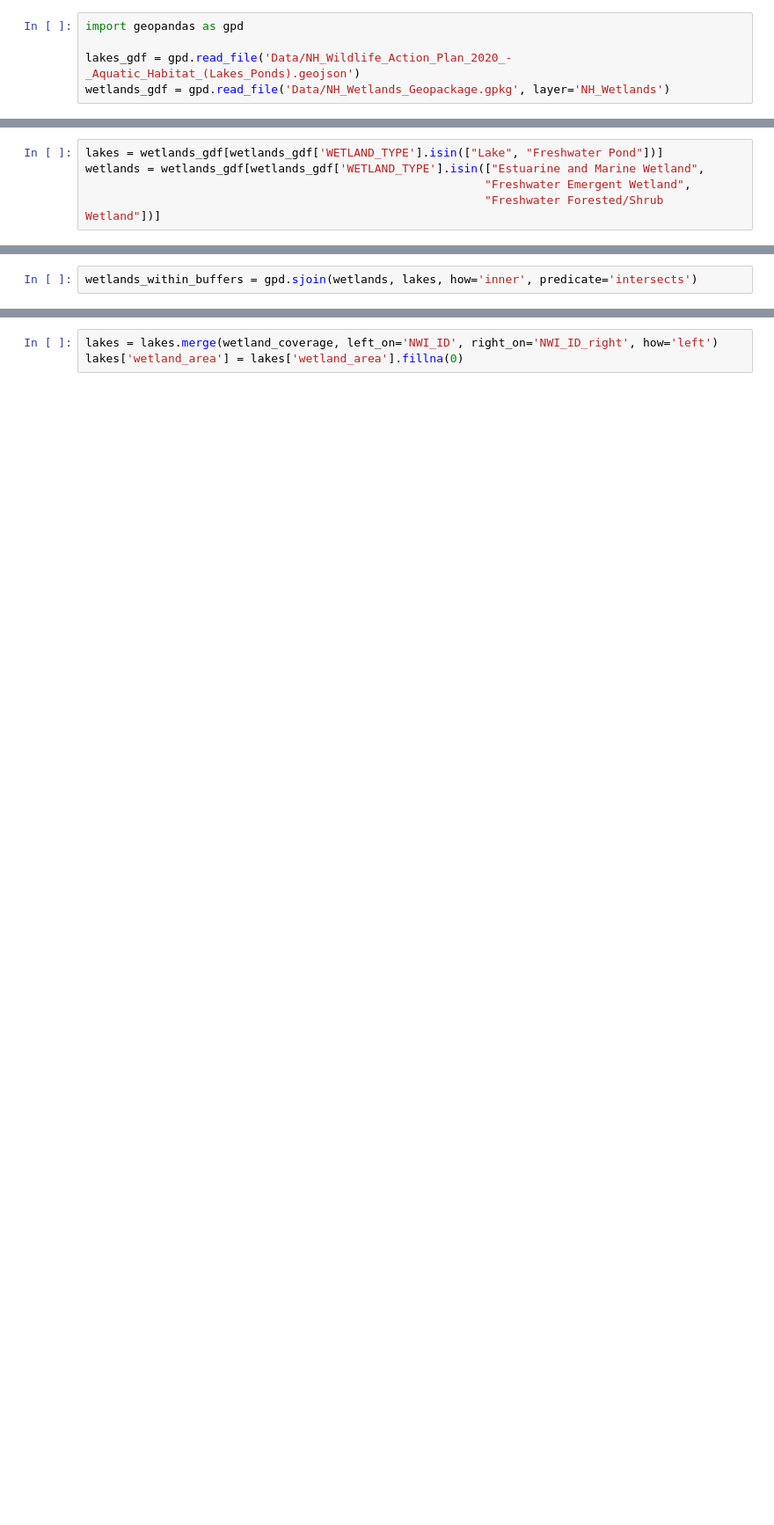
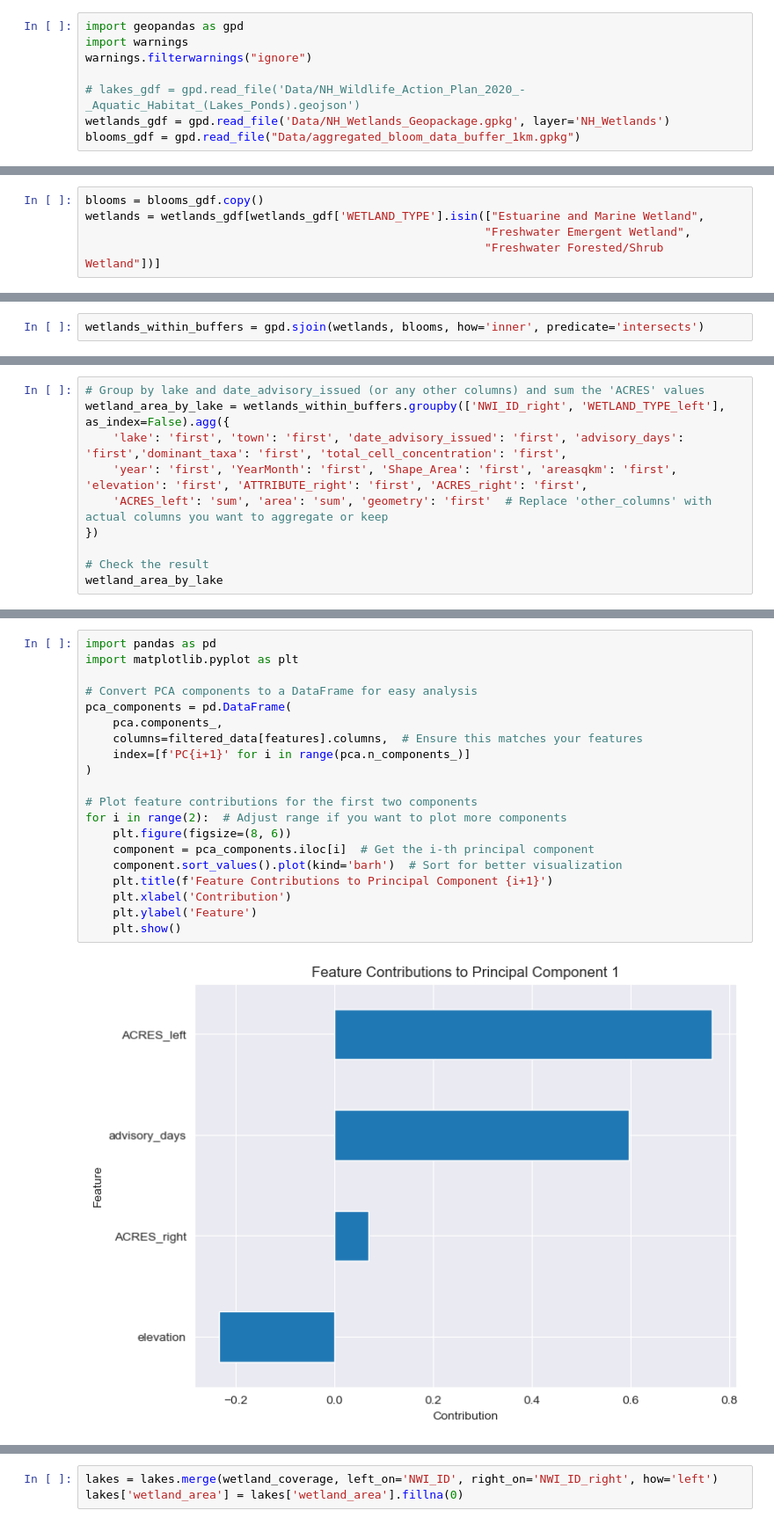
Before and after one commit to curtisjj42/mascoma_lake, a Jupyter notebook: lclu_analysis.ipynb, the cells around one changed output, grey strips where cells are left out. Shown at 88% size. Saved outputs shown, nothing was run; the diff lists cells and outputs as text; blank space fills up the shorter version.

```diff
--- a/lclu_analysis.ipynb
+++ b/lclu_analysis.ipynb
@@ -1,5 +1,8 @@
 # %%
 import geopandas as gpd
+import warnings
+warnings.filterwarnings("ignore")
 
-lakes_gdf = gpd.read_file('Data/NH_Wildlife_Action_Plan_2020_-_Aquatic_Habitat_(Lakes_Ponds).geojson')
+# lakes_gdf = gpd.read_file('Data/NH_Wildlife_Action_Plan_2020_-_Aquatic_Habitat_(Lakes_Ponds).geojson')
 wetlands_gdf = gpd.read_file('Data/NH_Wetlands_Geopackage.gpkg', layer='NH_Wetlands')
+blooms_gdf = gpd.read_file("Data/aggregated_bloom_data_buffer_1km.gpkg")
@@ -84,5 +47,5 @@ plt.show()
 # %%
-lakes = wetlands_gdf[wetlands_gdf['WETLAND_TYPE'].isin(["Lake", "Freshwater Pond"])]
+blooms = blooms_gdf.copy()
 wetlands = wetlands_gdf[wetlands_gdf['WETLAND_TYPE'].isin(["Estuarine and Marine Wetland",
                                                           "Freshwater Emergent Wetland",
                                                           "Freshwater Forested/Shrub Wetland"])]
@@ -146,3 +52,3 @@ See the caveats in the documentation: https://pandas.pydata.org/pandas-docs/stab
 # %%
-wetlands_within_buffers = gpd.sjoin(wetlands, lakes, how='inner', predicate='intersects')
+wetlands_within_buffers = gpd.sjoin(wetlands, blooms, how='inner', predicate='intersects')
 # %%
@@ -149,0 +70,10 @@ wetlands_within_buffers['wetland_area'] = wetlands_within_buffers.geometry.area
+# %%
+# Group by lake and date_advisory_issued (or any other columns) and sum the 'ACRES' values
+wetland_area_by_lake = wetlands_within_buffers.groupby(['NWI_ID_right', 'WETLAND_TYPE_left'], as_index=False).agg({
+    'lake': 'first', 'town': 'first', 'date_advisory_issued': 'first', 'advisory_days': 'first','dominant_taxa': 'first', 'total_cell_concentration': 'first',
+    'year': 'first', 'YearMonth': 'first', 'Shape_Area': 'first', 'areasqkm': 'first', 'elevation': 'first', 'ATTRIBUTE_right': 'first', 'ACRES_right': 'first',
+    'ACRES_left': 'sum', 'area': 'sum', 'geometry': 'first'  # Replace 'other_columns' with actual columns you want to aggregate or keep
+})
+
+# Check the result
+wetland_area_by_lake
@@ -149,0 +177,22 @@ wetlands_within_buffers['wetland_area'] = wetlands_within_buffers.geometry.area
+# %%
+import pandas as pd
+import matplotlib.pyplot as plt
+
+# Convert PCA components to a DataFrame for easy analysis
+pca_components = pd.DataFrame(
+    pca.components_,
+    columns=filtered_data[features].columns,  # Ensure this matches your features
+    index=[f'PC{i+1}' for i in range(pca.n_components_)]
+)
+
+# Plot feature contributions for the first two components
+for i in range(2):  # Adjust range if you want to plot more components
+    plt.figure(figsize=(8, 6))
+    component = pca_components.iloc[i]  # Get the i-th principal component
+    component.sort_values().plot(kind='barh')  # Sort for better visualization
+    plt.title(f'Feature Contributions to Principal Component {i+1}')
+    plt.xlabel('Contribution')
+    plt.ylabel('Feature')
+    plt.show()
+# %% [output]
+[figure, added]
```
Also changed, not shown: parts of 55 cells of this notebook, 3 other files.
